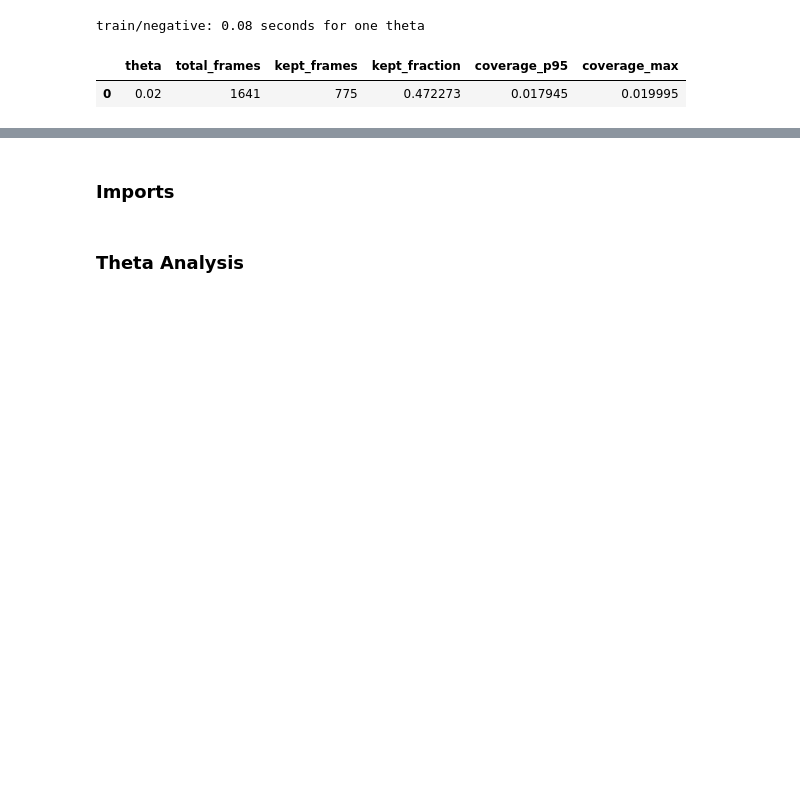
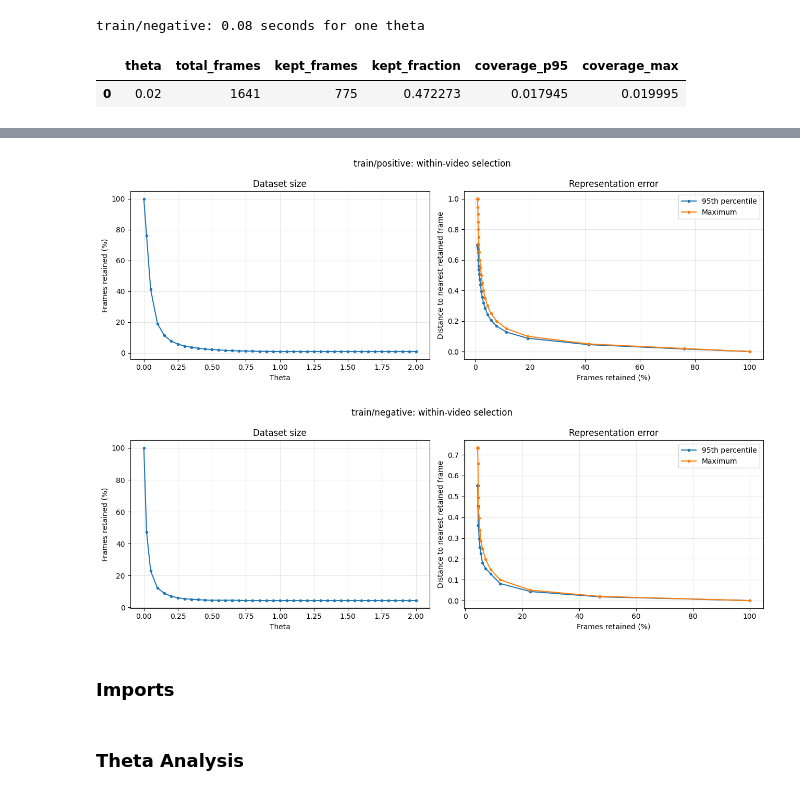
Before and after one commit to Hannysia/drone_detection, a Jupyter notebook: notebooks/04_embeddings_threshold_analysis.ipynb, the cells around one changed output, grey strips where cells are left out. Cells and saved outputs as stored; diff of their text form; code cells hidden in the pictures; blank space fills up the shorter version.

Commit message:
feat(analysis): plot theta retention and coverage tradeoffs

```diff
--- a/notebooks/04_embeddings_threshold_analysis.ipynb
+++ b/notebooks/04_embeddings_threshold_analysis.ipynb
@@ -110,3 +110,26 @@ train/positive: 0.64 seconds for one theta
 train/negative: 0.08 seconds for one theta
 |  | theta | total_frames | kept_frames | kept_fraction | coverage_p95 | coverage_max |
 | 0 | 0.02 | 1641 | 775 | 0.472273 | 0.017945 | 0.019995 |
+# %%
+import numpy as np
+
+THETA_GRID_POINTS = 41
+
+theta_grid = np.unique(np.concatenate((
+    np.linspace(0.0, 2.0, THETA_GRID_POINTS),
+    np.array(list(probe_thresholds.values())),
+)))
+
+theta_results = {}
+
+for category, groups in groups_by_category.items():
+    started = perf_counter()
+
+    result = evaluate_theta_candidates(groups, theta_grid)
+    theta_results[category] = result
+
+    print(
+        f"train/{category}: {len(theta_grid)} theta values, "
+        f"{perf_counter() - started:.2f} seconds"
+    )
+    display(result)
@@ -113,3 +173,19 @@ train/negative: 0.08 seconds for one theta
+# %%
+import matplotlib.pyplot as plt
+
+from src.utils.visualization import plot_theta_candidate_analysis
+
+figures = {}
+
+for category, result in theta_results.items():
+    figures[category] = plot_theta_candidate_analysis(
+        result,
+        title=f"train/{category}: within-video selection",
+    )
+    plt.show()
+# %% [output]
+[figure, added]
+[figure, added]
 # %% [markdown]
 ### **Imports**
 # %%
```
Also changed, not shown: parts of 1 cell of this notebook, 2 other files.
